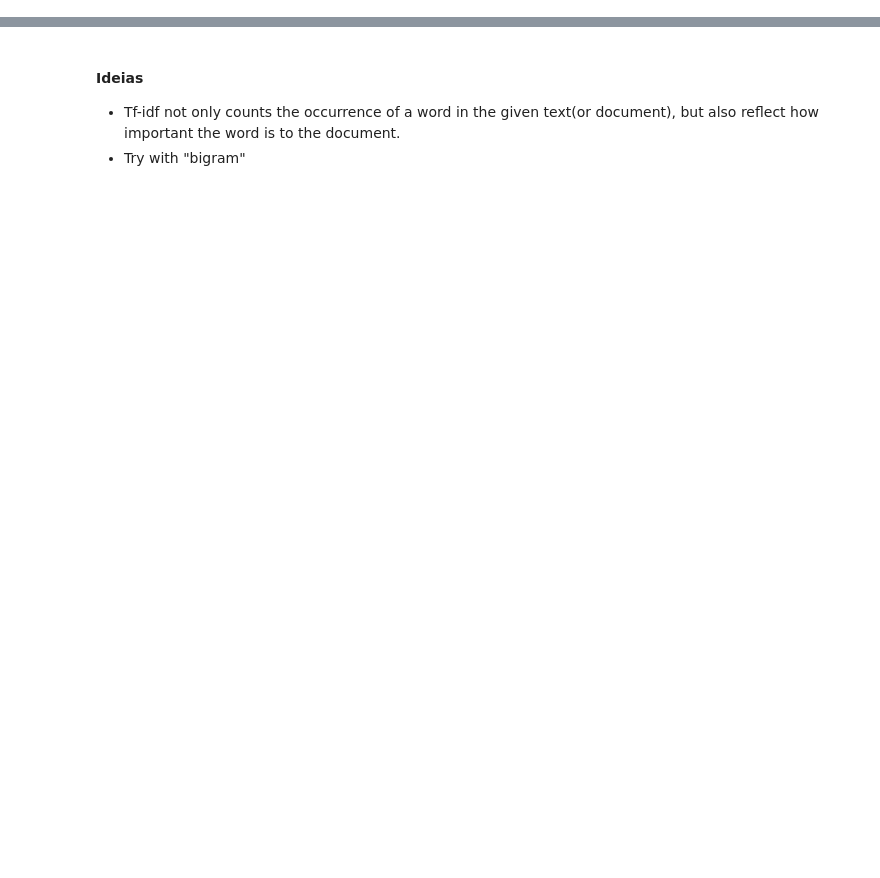
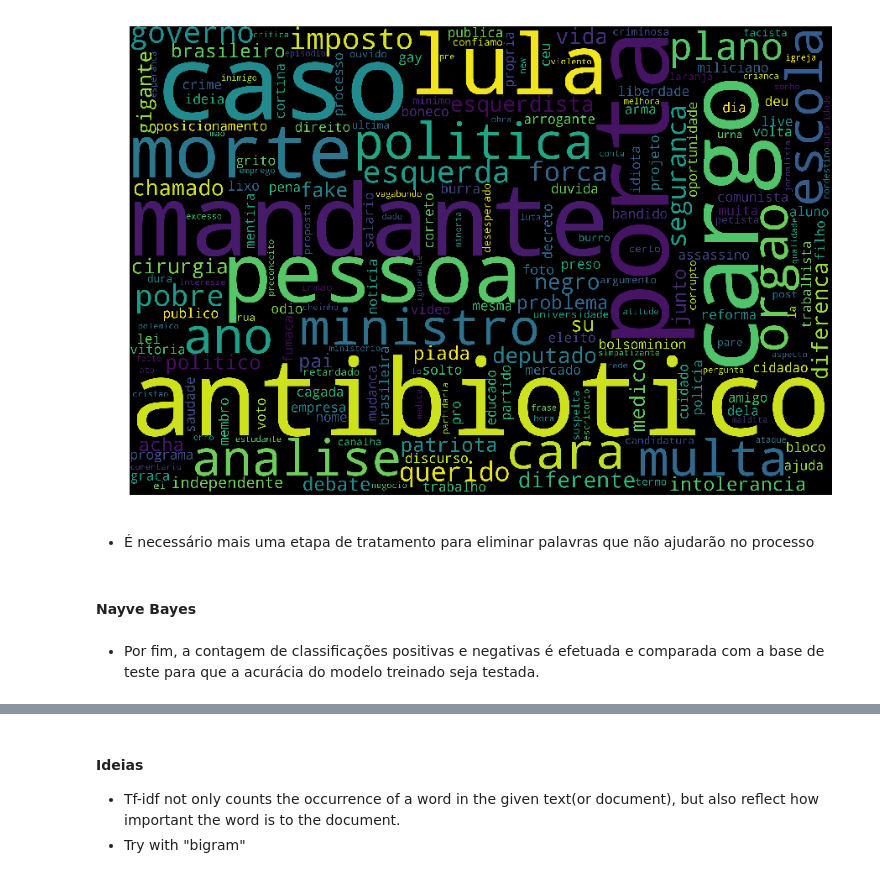
Before and after one commit to RodolfoLSS/text_mining_nlp, a Jupyter notebook: final_project_V1_20032019.ipynb, the cells around one changed output, grey strips where cells are left out. Cells and saved outputs as stored; diff of their text form; code cells hidden in the pictures; blank space fills up the shorter version.

Commit message:
Changes in the preprocessing and Naive Bayes predicting model implemented

```diff
--- a/final_project_V1_20032019.ipynb
+++ b/final_project_V1_20032019.ipynb
@@ -122,0 +237,30 @@ Name: text, dtype: object
+# %%
+new_sw = ['o,','a','e','dele']
+for word in new_sw:
+    nlp.Defaults.stop_words.add(word)
+
+stopwords_set = nlp.Defaults.stop_words
+# %%
+# Tokenizando e fazendo uma segunda limpeza nos tokens
+
+train_reviews = []
+
+for index, row in train.iterrows():
+    words_pre_process = [rvw for rvw in nltk.word_tokenize(row.text)]
+    words_pre_process  = [word for word in words_pre_process if not word in tweet_key]
+    words_pre_process  = [word for word in words_pre_process  if not word in stopwords_set]
+    words_pre_process  = [normalize('NFKD', word).encode('ASCII', 'ignore').decode('ASCII') for word in words_pre_process]
+    train_reviews.append((words_pre_process , row['label']))
+# %%
+def get_all_words(reviews):
+    all_words = []
+    for (words, label) in reviews:
+        all_words.extend(words)
+    return all_words
+
+def get_bag_of_words(all_words):
+    return nltk.FreqDist(all_words)
+# %%
+all_words = get_all_words(train_reviews)
+bag_of_words = get_bag_of_words(all_words)
+word_features = bag_of_words.keys()
@@ -122,0 +295,10 @@ Name: text, dtype: object
+# %%
+# Verificando as principais palavras na base de treino
+
+print_wordcloud(bag_of_words, 'black')
+# %% [output]
+[figure, added]
+# %% [markdown]
+* É necessário mais uma etapa de tratamento para eliminar palavras que não ajudarão no processo
+# %% [markdown]
+#### Nayve Bayes
@@ -122,0 +310,2 @@ Name: text, dtype: object
+# %% [markdown]
+- Por fim, a contagem de classificações positivas e negativas é efetuada e comparada com a base de teste para que a acurácia do modelo treinado seja testada.
```
Also changed, not shown: parts of 41 cells of this notebook.
